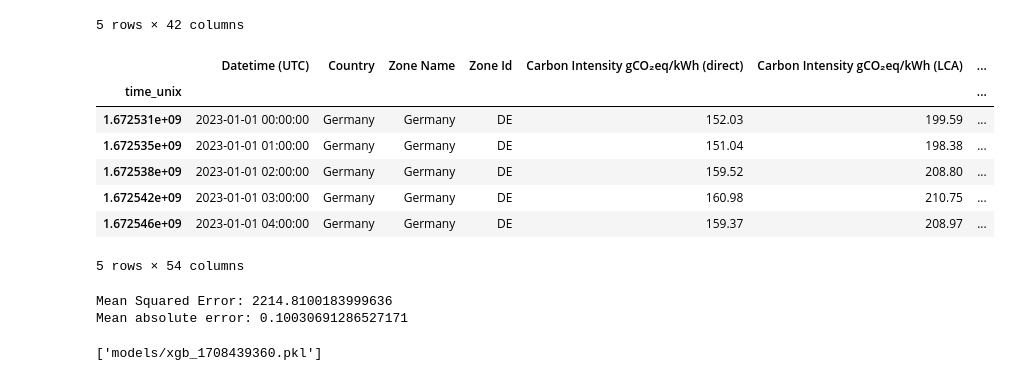
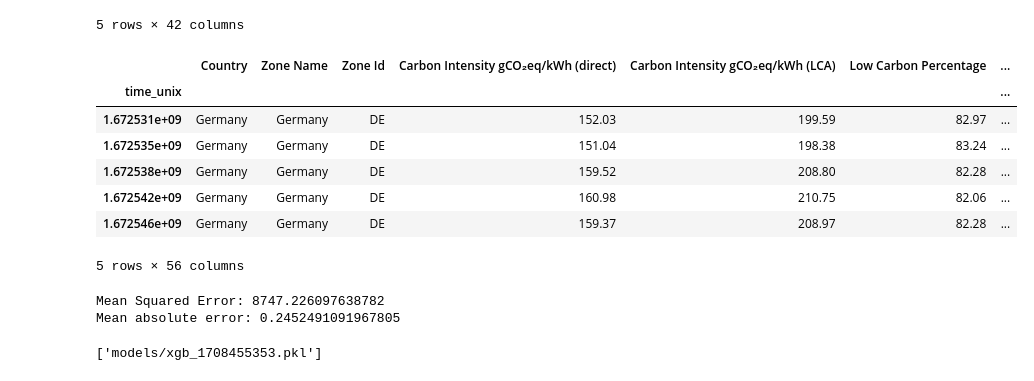
Before and after one commit to cliedl/co2_scheduler, a Jupyter notebook: modeling.ipynb, the cells around one changed output. Cells and saved outputs as stored; diff of their text form; code cells hidden in the pictures.

```diff
--- a/modeling.ipynb
+++ b/modeling.ipynb
@@ -38,17 +38,21 @@ df_weather.head()
 # %%
 df = df_co2.join(df_weather)
 df.loc[:, "time_unix"] = df.index
+df.loc[:, 'dt'] = pd.to_datetime(df.index, unit='s')
+df.drop(columns=["Datetime (UTC)"], inplace=True)
+df.loc[:, 'month'] = df['dt'].dt.month
+df.loc[:, 'hour'] = df['dt'].dt.hour
 df.to_csv("data/combined_data.csv")
 df.head()
 # %% [output]
-|  | Datetime (UTC) | Country | Zone Name | Zone Id | Carbon Intensity gCO₂eq/kWh (direct) | Carbon Intensity gCO₂eq/kWh (LCA) | ... |
+|  | Country | Zone Name | Zone Id | Carbon Intensity gCO₂eq/kWh (direct) | Carbon Intensity gCO₂eq/kWh (LCA) | Low Carbon Percentage | ... |
 | time_unix |  |  |  |  |  |  | ... |
-| 1.672531e+09 | 2023-01-01 00:00:00 | Germany | Germany | DE | 152.03 | 199.59 | ... |
-| 1.672535e+09 | 2023-01-01 01:00:00 | Germany | Germany | DE | 151.04 | 198.38 | ... |
-| 1.672538e+09 | 2023-01-01 02:00:00 | Germany | Germany | DE | 159.52 | 208.80 | ... |
-| 1.672542e+09 | 2023-01-01 03:00:00 | Germany | Germany | DE | 160.98 | 210.75 | ... |
-| 1.672546e+09 | 2023-01-01 04:00:00 | Germany | Germany | DE | 159.37 | 208.97 | ... |
+| 1.672531e+09 | Germany | Germany | DE | 152.03 | 199.59 | 82.97 | ... |
+| 1.672535e+09 | Germany | Germany | DE | 151.04 | 198.38 | 83.24 | ... |
+| 1.672538e+09 | Germany | Germany | DE | 159.52 | 208.80 | 82.28 | ... |
+| 1.672542e+09 | Germany | Germany | DE | 160.98 | 210.75 | 82.06 | ... |
+| 1.672546e+09 | Germany | Germany | DE | 159.37 | 208.97 | 82.28 | ... |
-5 rows × 54 columns
+5 rows × 56 columns
 # %%
 # Extract weather features
 sunshine_features = [key for key in df if "sunshine" in key]
@@ -67,9 +83,6 @@ from sklearn.preprocessing import StandardScaler
 from sklearn.pipeline import Pipeline
 import xgboost as xgb
 from sklearn.metrics import mean_squared_error, mean_absolute_percentage_error
-
-x_train, x_val, y_train, y_val = train_test_split(
-    x, y, test_size=0.2, random_state=42)
 
 model = xgb.XGBRegressor()
 
@@ -89,14 +102,13 @@ mape = mean_absolute_percentage_error(y_val, y_pred)
 print("Mean Squared Error:", mse)
 print("Mean absolute error:", mape)
 
-
 unix_timestamp = str(int(time.time()))
 
 joblib.dump(pipeline, f'models/xgb_{unix_timestamp}.pkl')
 # %% [output]
-Mean Squared Error: 2214.8100183999636
-Mean absolute error: 0.10030691286527171
+Mean Squared Error: 8747.226097638782
+Mean absolute error: 0.2452491091967805
-['models/xgb_1708439360.pkl']
+['models/xgb_1708455353.pkl']
 # %%
 px.scatter(
     x=y_val,
```
Also changed, not shown: parts of 4 cells of this notebook, 8 other files.
